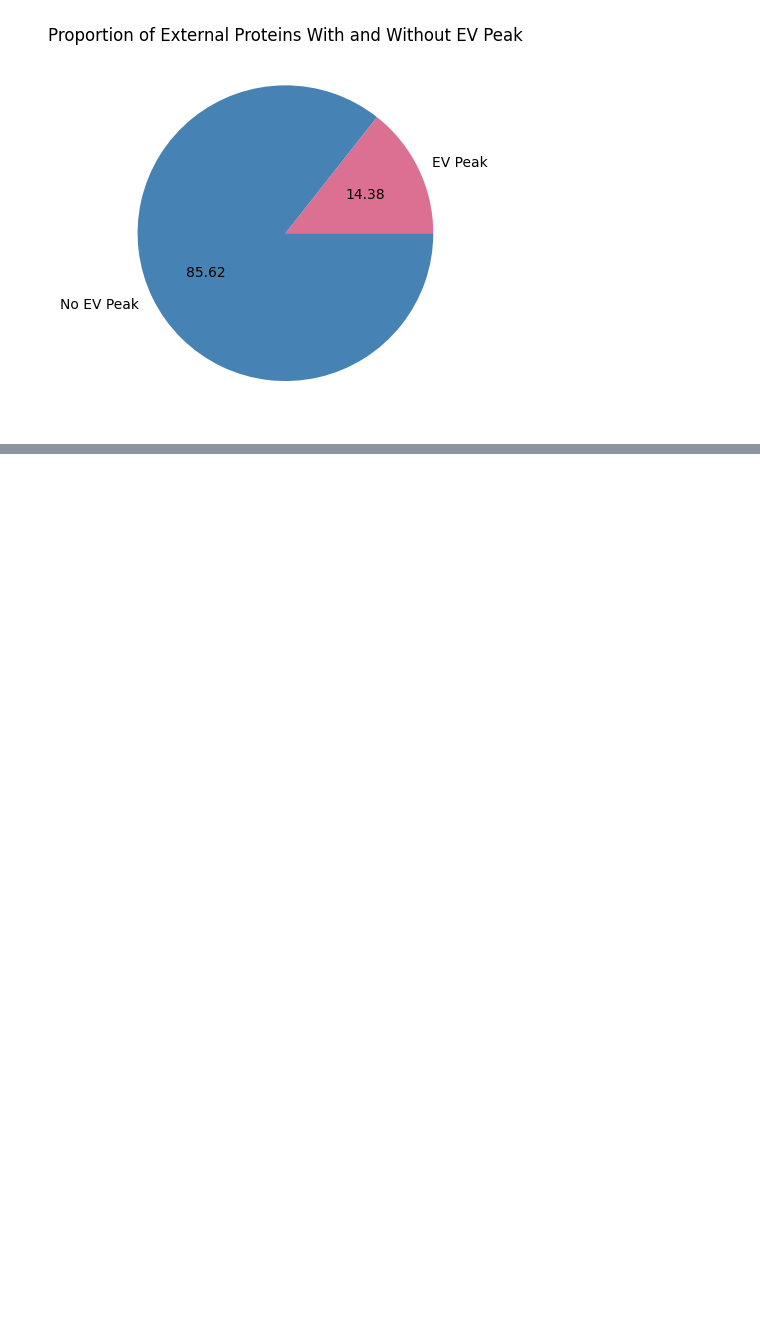
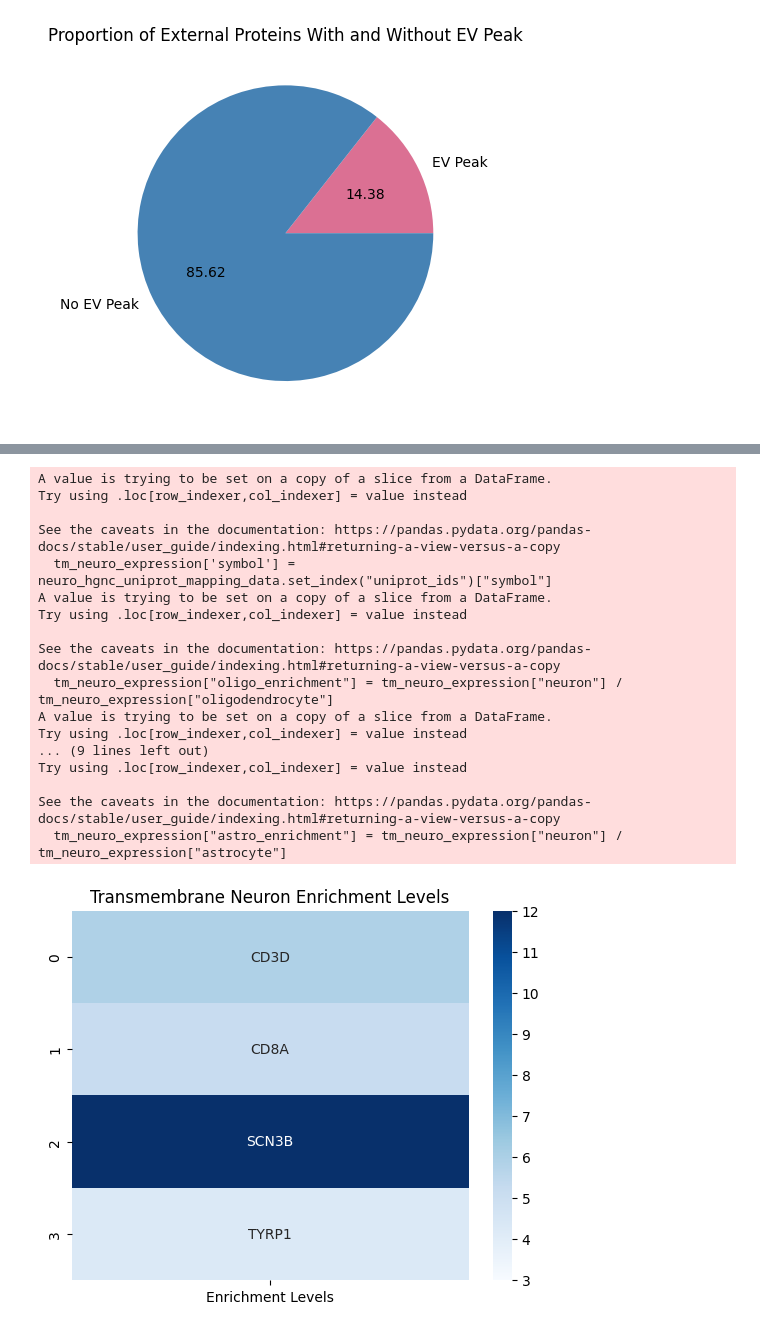
Before and after one commit to Walt-Lab/bdev_mass_spec, a Jupyter notebook: 10_analysis.ipynb, the cells around one changed output, grey strips where cells are left out. Cells and saved outputs as stored; diff of their text form; code cells hidden in the pictures; blank space fills up the shorter version.

```diff
--- a/10_analysis.ipynb
+++ b/10_analysis.ipynb
@@ -662,9 +664,9 @@ tm_neuron = identify_fractionation_pattern_cell_type_specific_targets(
     # general_specificity_cutoff = 0.2,
     indiv_specificity_metric = "enrichment",
     indiv_specificity_cutoff = 3,
-    high_fractions = ['7', '10'],
-    low_fractions = ['6', '11', '12'],
+    high_fractions = ['9', '10'],
+    low_fractions = ['7', '11', '12', '13'],
     sample_health = 'healthy',
-    mean_median_individual = 'individual_mean',
+    mean_median_individual = 'individual_median',
     tidy_dataframe = tidy_data
     )
@@ -777,0 +910,39 @@ plt.show()
+# %%
+tm_neuro_expression = expression_data[expression_data.index.isin(tm_neuron)]
+
+neuro_hgnc_uniprot_mapping_data = hgnc_uniprot_mapping_data[hgnc_uniprot_mapping_data["uniprot_ids"].isin(tm_neuron)]
+tm_neuro_expression['symbol'] = neuro_hgnc_uniprot_mapping_data.set_index("uniprot_ids")["symbol"]
+
+tm_neuro_expression["oligo_enrichment"] = tm_neuro_expression["neuron"] / tm_neuro_expression["oligodendrocyte"]
+tm_neuro_expression["endo_enrichment"] = tm_neuro_expression["neuron"] / tm_neuro_expression["endothelial"]
+tm_neuro_expression["mg_enrichment"] = tm_neuro_expression["neuron"] / tm_neuro_expression["microglia"]
+tm_neuro_expression["astro_enrichment"] = tm_neuro_expression["neuron"] / tm_neuro_expression["astrocyte"]
+
+tm_neuro_enrich_lvl = tm_neuro_expression[["oligo_enrichment", "endo_enrichment", "mg_enrichment", "astro_enrichment"]].min(axis=1).tolist()
+tm_neuro_targets = tm_neuro_expression["symbol"].tolist()
+
+neuro_enrich_df = pd.DataFrame({'Targets': tm_neuro_targets, 'Enrichment Levels': tm_neuro_enrich_lvl})
+
+cmap = sns.color_palette("Blues", as_cmap=True)
+ax = sns.heatmap(neuro_enrich_df[['Enrichment Levels']], annot=neuro_enrich_df[['Targets']], fmt='', cmap=cmap, cbar=True, vmin=3, vmax=12)
+plt.title('Transmembrane Neuron Enrichment Levels')
+plt.show()
+# %% [output]
+A value is trying to be set on a copy of a slice from a DataFrame.
+Try using .loc[row_indexer,col_indexer] = value instead
+
+See the caveats in the documentation: https://pandas.pydata.org/pandas-docs/stable/user_guide/indexing.html#returning-a-view-versus-a-copy
+  tm_neuro_expression['symbol'] = neuro_hgnc_uniprot_mapping_data.set_index("uniprot_ids")["symbol"]
+A value is trying to be set on a copy of a slice from a DataFrame.
+Try using .loc[row_indexer,col_indexer] = value instead
+
+See the caveats in the documentation: https://pandas.pydata.org/pandas-docs/stable/user_guide/indexing.html#returning-a-view-versus-a-copy
+  tm_neuro_expression["oligo_enrichment"] = tm_neuro_expression["neuron"] / tm_neuro_expression["oligodendrocyte"]
+A value is trying to be set on a copy of a slice from a DataFrame.
+Try using .loc[row_indexer,col_indexer] = value instead
+... (9 lines left out)
+Try using .loc[row_indexer,col_indexer] = value instead
+
+See the caveats in the documentation: https://pandas.pydata.org/pandas-docs/stable/user_guide/indexing.html#returning-a-view-versus-a-copy
+  tm_neuro_expression["astro_enrichment"] = tm_neuro_expression["neuron"] / tm_neuro_expression["astrocyte"]
+[figure, added]
```
Also changed, not shown: parts of 19 cells of this notebook, 26 other files.
